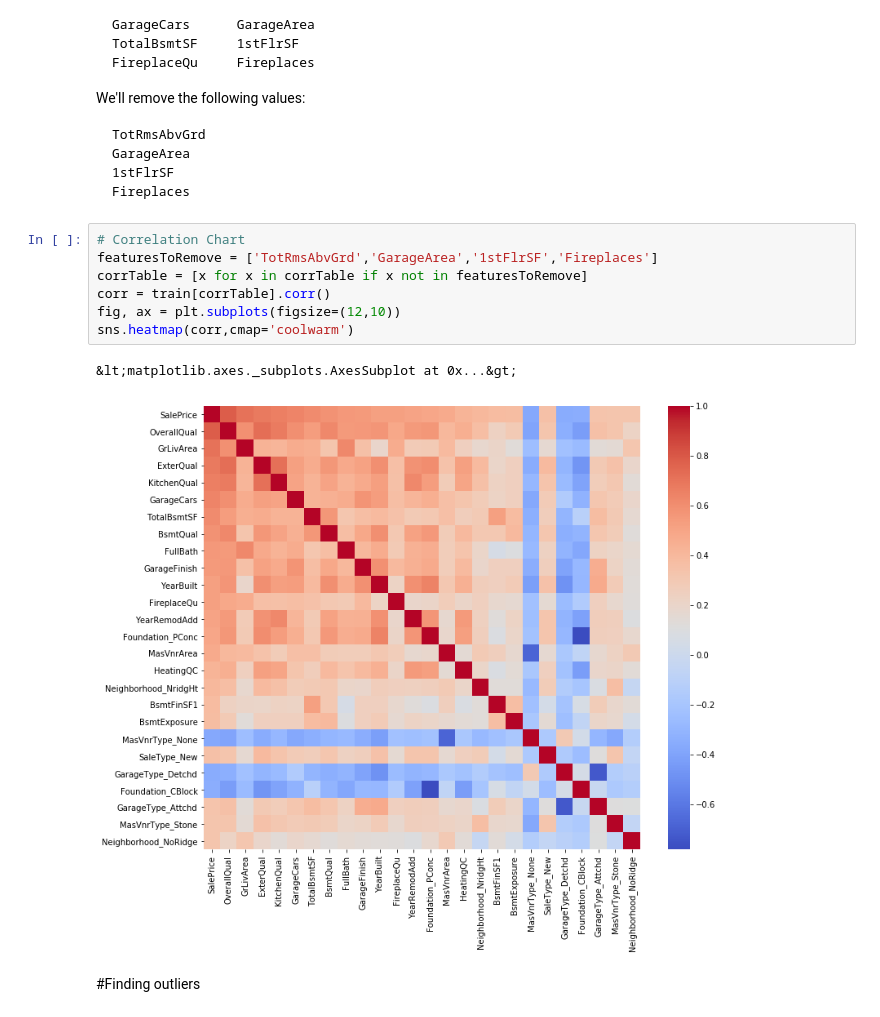
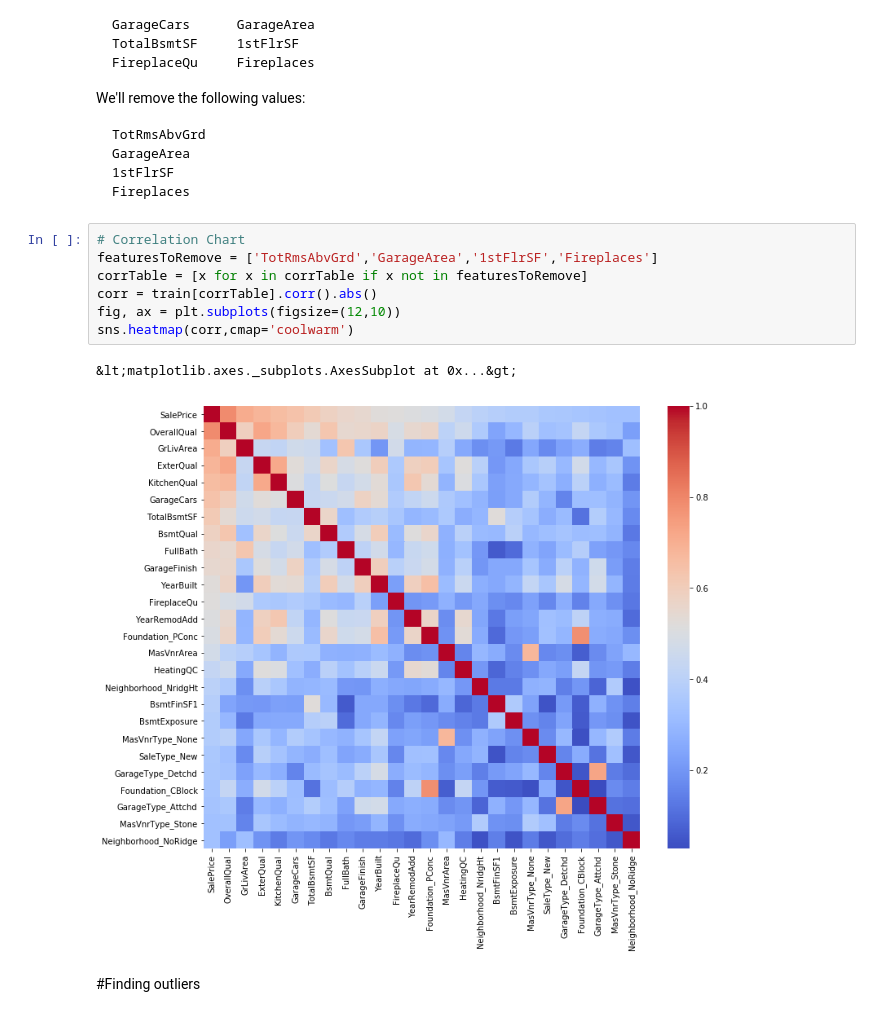
Before and after one commit to PratsNathan/house-prices-advanced-regression-techniques, a Jupyter notebook: main.ipynb, the cells around one changed output. Saved outputs shown, nothing was run; the diff lists cells and outputs as text.

Commit message:
abs corr chart

```diff
--- a/main.ipynb
+++ b/main.ipynb
@@ -240,13 +240,13 @@ We'll remove the following values:
 # %%
 # Correlation Chart
 featuresToRemove = ['TotRmsAbvGrd','GarageArea','1stFlrSF','Fireplaces']
 corrTable = [x for x in corrTable if x not in featuresToRemove]
-corr = train[corrTable].corr()
+corr = train[corrTable].corr().abs()
 fig, ax = plt.subplots(figsize=(12,10))
 sns.heatmap(corr,cmap='coolwarm')
 # %% [output]
 &lt;matplotlib.axes._subplots.AxesSubplot at 0x...&gt;
-[figure, old version]
+[figure, new version]
 # %% [markdown]
 #Finding outliers
 # %%
```
